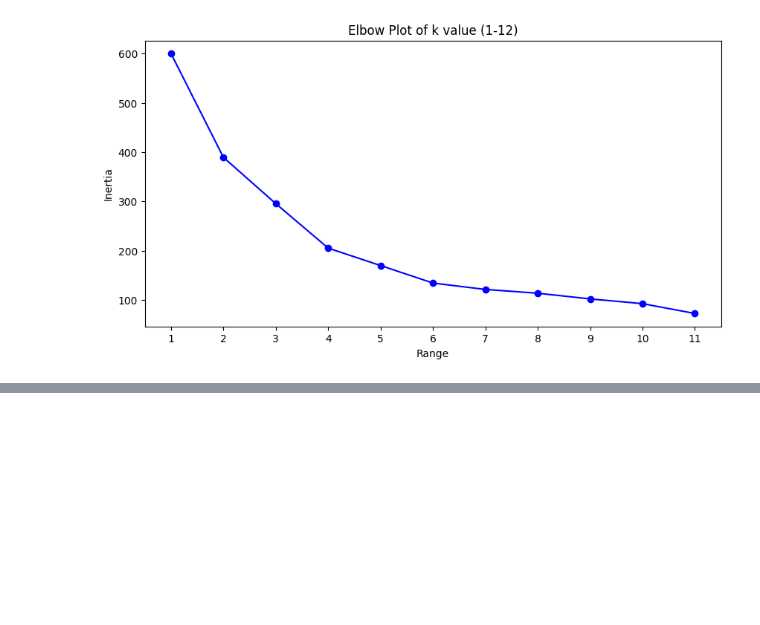
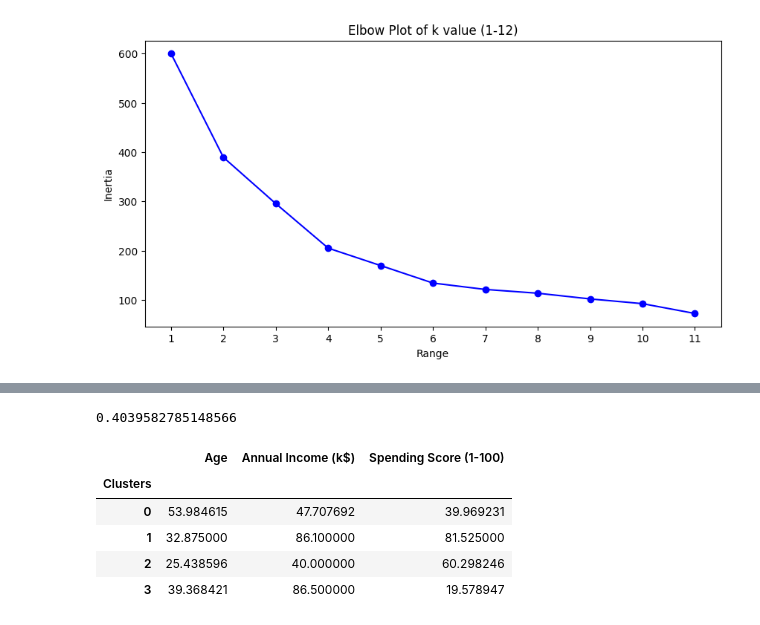
Before and after one commit to Alsanad-Opium/deep-learning-pytorch, a Jupyter notebook: MLandDL/ML/Machine Learning/Algorithms/Clustering/Kmeans/notebook.ipynb, the cells around one changed output, grey strips where cells are left out. Cells and saved outputs as stored; diff of their text form; code cells hidden in the pictures; blank space fills up the shorter version.

```diff
--- a/MLandDL/ML/Machine Learning/Algorithms/Clustering/Kmeans/notebook.ipynb
+++ b/MLandDL/ML/Machine Learning/Algorithms/Clustering/Kmeans/notebook.ipynb
@@ -151,0 +215,27 @@ elbow.show()
+# %%
+score = silhouette_score(scaled_data,df_back['Clusters'], metric= "euclidean")
+print(score)
+# %% [output]
+0.4039582785148566
+# %%
+df_back.groupby("Clusters").mean()
+# from this we can infer the following
+
+# the  cluster 0 has the highest age of 53 and mid-low income and spending is also mid -low
+# the cluster 1 has the youngish age  of 32 they are among the top income earners and spending score of them is also the highest
+# the cluster 2 has the youngest group of people with the low income  and apending score is mid
+# the cluster 3 has the mid age poplt witht eh highest income and the least spending score
+
+# therfore the cluster 0 can be categorised as the mid order spender
+# people that come under the clsuter 1 can be high value customer big spender
+# cluster 2 can be categorised as mid-high order spender
+#cluster 3 can be categorised as the high income customer but low spender
+
+# The best category is the customer of age group 25-32 avg with the highest spending which could benefit the the business
+# %% [output]
+|  | Age | Annual Income (k$) | Spending Score (1-100) |
+| Clusters |  |  |  |
+| 0 | 53.984615 | 47.707692 | 39.969231 |
+| 1 | 32.875000 | 86.100000 | 81.525000 |
+| 2 | 25.438596 | 40.000000 | 60.298246 |
+| 3 | 39.368421 | 86.500000 | 19.578947 |
```
Also changed, not shown: parts of 11 cells of this notebook.
